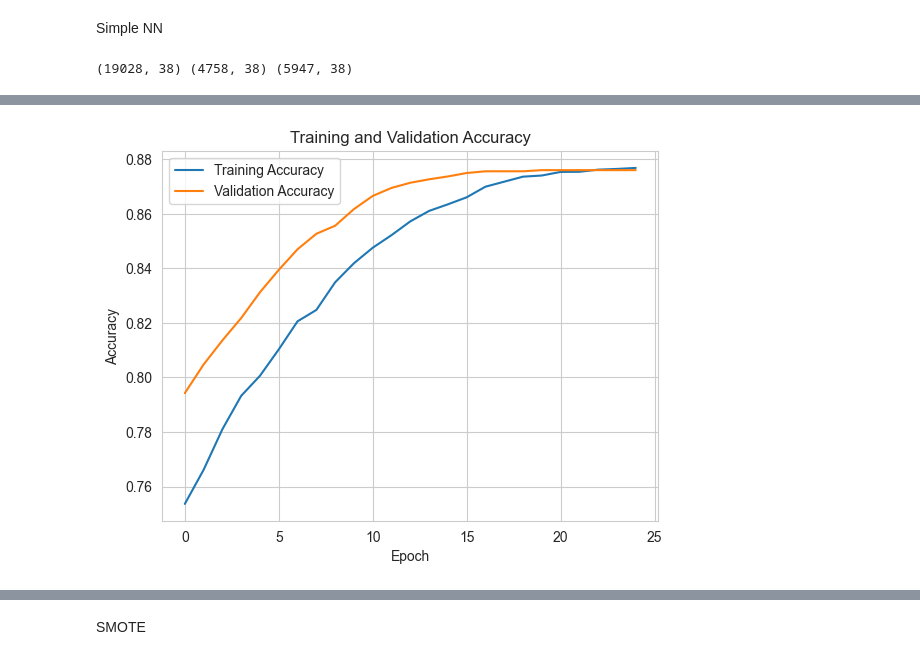
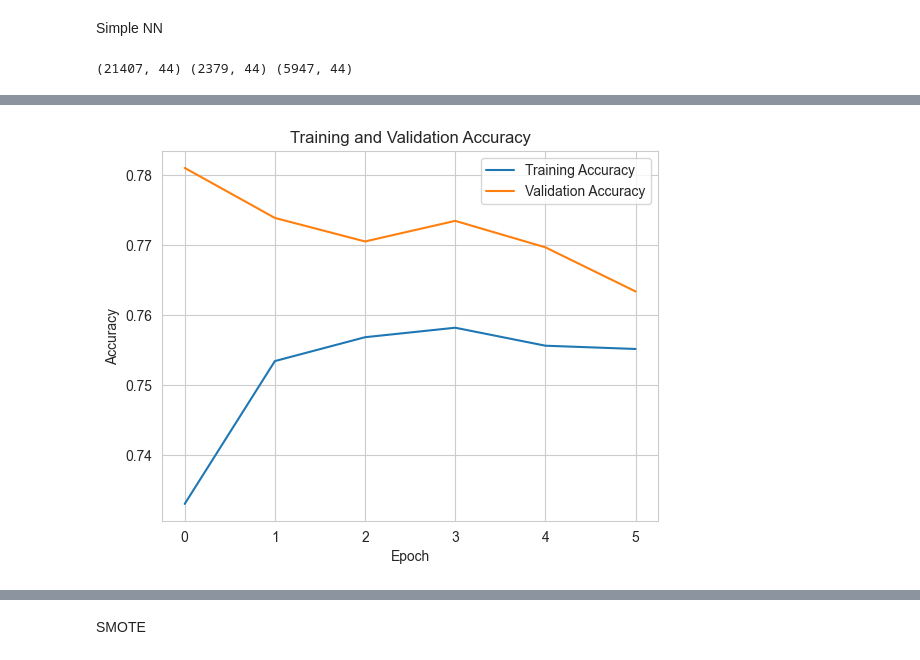
Before and after one commit to viethngn/Data_Science_2_ECBS5233, a Jupyter notebook: take_home_challenge/take_home_challenge_viethngn.ipynb, the cells around one changed output, grey strips where cells are left out. Cells and saved outputs as stored; diff of their text form; code cells hidden in the pictures.

```diff
--- a/take_home_challenge/take_home_challenge_viethngn.ipynb
+++ b/take_home_challenge/take_home_challenge_viethngn.ipynb
@@ -91,14 +105,14 @@ test_plt.show()
 # %%
 from sklearn.model_selection import train_test_split
 
-exclude_cols = ['timedelta', 'is_popular', 'article_id', 'kw_min_min', 'rate_positive_words', 'rate_negative_words', 'max_positive_polarity', 'min_negative_polarity', 'abs_title_sentiment_polarity'] + [col for col in news_df.columns if col.startswith('weekday_is_')]
+exclude_cols = ['timedelta', 'is_popular', 'article_id', 'kw_min_min', 'kw_max_min', 'kw_max_avg', 'n_non_stop_unique_tokens', 'self_reference_min_shares', 'self_reference_max_shares'] + [col for col in news_df.columns if col.startswith('weekday_is_')] + [col for col in news_df.columns if col.startswith('data_channel_is')]
 
 # split data to train & val & test
 outcome = news_df["is_popular"]
 features = news_df.drop(columns=exclude_cols)
 prng = np.random.RandomState(20240408)
 X_train, X_test, y_train, y_test = train_test_split(features, outcome, test_size=0.2, random_state=prng)
-X_train, X_val, y_train, y_val = train_test_split(X_train, y_train, test_size=0.25, random_state=prng)
+X_train, X_val, y_train, y_val = train_test_split(X_train, y_train, test_size=0.1, random_state=prng)
 
 print(X_train.shape, X_val.shape, X_test.shape)
 # %% [output]
@@ -200,5 +213,6 @@ high_correlation_pairs
 # %%
-exclude_cols_tmp = ['n_unique_tokens','n_non_stop_words','n_non_stop_unique_tokens','kw_min_min','kw_max_min','kw_max_avg','self_reference_min_shares','self_reference_max_shares','global_sentiment_polarity','global_rate_positive_words','global_rate_negative_words','rate_positive_words','rate_negative_words','max_positive_polarity','min_negative_polarity','abs_title_sentiment_polarity'] + [col for col in news_df.columns if col.startswith('data_channel_is')]
+# exclude_cols_tmp = ['n_non_stop_words','kw_min_min','kw_max_min','kw_max_avg','self_reference_min_shares','self_reference_max_shares','global_sentiment_polarity','global_rate_positive_words','global_rate_negative_words','rate_positive_words','rate_negative_words','max_positive_polarity','min_negative_polarity','abs_title_sentiment_polarity'] + [col for col in news_df.columns if col.startswith('data_channel_is')]
+exclude_cols_tmp = ['average_token_length','global_sentiment_polarity','global_rate_negative_words', 'e_title_length_ratio']
 [exclude_cols.append(x) for x in exclude_cols_tmp if x not in exclude_cols]
 exclude_cols
 # %% [output]
@@ -647,11 +819,11 @@ outcome = news_df["is_popular"]
 features = news_df.drop(columns=exclude_cols)
 prng = np.random.RandomState(20240408)
 X_train, X_test, y_train, y_test = train_test_split(features, outcome, test_size=0.2, random_state=prng)
-X_train, X_val, y_train, y_val = train_test_split(X_train, y_train, test_size=0.2, random_state=prng)
+X_train, X_val, y_train, y_val = train_test_split(X_train, y_train, test_size=0.1, random_state=prng)
 
 print(X_train.shape, X_val.shape, X_test.shape)
 # %% [output]
-(19028, 38) (4758, 38) (5947, 38)
+(21407, 44) (2379, 44) (5947, 44)
 # %%
 from sklearn.preprocessing import MinMaxScaler
 
@@ -674,6 +848,24 @@ def plot_history(fit_history):
     plt.show()
 # %%
 y_train_sigmoid, y_val_sigmoid, y_test_sigmoid = y_train, y_val, y_test
+# %%
+import tensorflow as tf
+
+def custom_loss(y_true, y_pred):
+    # Define weights
+    false_positive_weight = 1.0
+    false_negative_weight = 10000.0
+
+    # Calculate binary cross entropy
+    bce = tf.keras.losses.BinaryCrossentropy()
+
+    # Calculate loss
+    loss = bce(y_true, y_pred)
+
+    # Calculate weighted loss
+    weighted_loss = tf.where(tf.greater(y_true, y_pred), false_negative_weight * loss, false_positive_weight * loss)
+
+    return tf.reduce_mean(weighted_loss)
 # %%
 from keras.metrics import AUC, F1Score
 from keras.models import Sequential
@@ -686,27 +878,25 @@ import keras
 # Build the simple fully connected single hidden layer network model
 simple_model = Sequential([
     Input(shape=X_train.shape[1:]),
-    # Dropout(0.2),
-    # Normalization(),
-    # BatchNormalization(),
-    Dense(19, activation='relu', kernel_regularizer=l1(0.1)),
-    Dropout(0.3),
-    # Dense(5, activation='relu'),
-    # Dropout(0.5),
-    Dense(1, activation='sigmoid')
+    # Normalization(axis=-1),
+    Dense(256, activation='relu', kernel_regularizer=l1(0.5), kernel_initializer='glorot_normal'),
+    Dropout(0.4),
+    Dense(1, activation='sigmoid', kernel_regularizer=l1(0.5), kernel_initializer='glorot_normal')
 ])
 
 # Compile the model
 opt = Adam(learning_rate=0.0001)
-simple_model.compile(loss='binary_crossentropy', optimizer=opt, metrics=[AUC(), 'accuracy', F1Score()])
+simple_model.compile(loss=custom_loss, optimizer=opt, metrics=[AUC(), 'accuracy', F1Score()])
 # print(simple_model.summary())
 
 # Fit the model
 keras.utils.set_random_seed(20240408)  # for reproducibility
-simple_history = simple_model.fit(X_train, y_train_sigmoid, validation_data=(X_val, y_val_sigmoid), epochs=200, batch_size=256, callbacks=[EarlyStopping(monitor='val_accuracy', patience=5, verbose=1)], verbose=True)
+simple_history = simple_model.fit(X_train, y_train_sigmoid, validation_data=(X_val, y_val_sigmoid), epochs=200, batch_size=3, callbacks=[EarlyStopping(monitor='val_accuracy', patience=5, verbose=1)], verbose=True)
+# simple_history = simple_model.fit(X_train, y_train_sigmoid, validation_data=(X_test, y_test_sigmoid), epochs=300, batch_size=128, callbacks=[EarlyStopping(monitor='val_accuracy', patience=5, verbose=1)], verbose=True)
 
 # Evaluation of the model on the validation set
 scores = simple_model.evaluate(X_val, y_val_sigmoid)
+# scores = simple_model.evaluate(X_test, y_test_sigmoid)
 
 plot_history(simple_history.history)
 # %% [output]
@@ -730,2 +917,2 @@ Epoch 25: early stopping
-[figure, old version]
+[figure, new version]
 # %%
```
Also changed, not shown: parts of 60 cells of this notebook.
